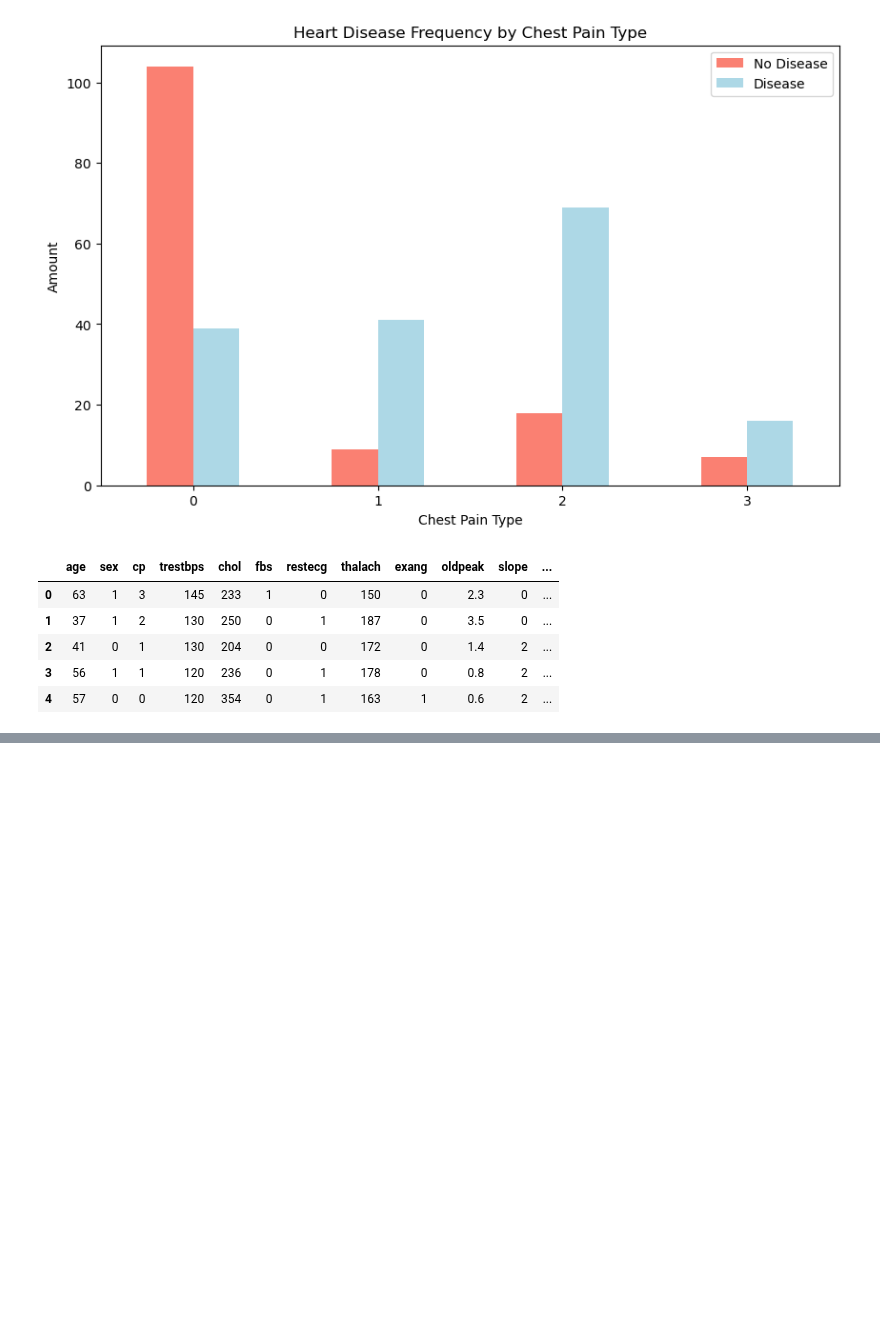
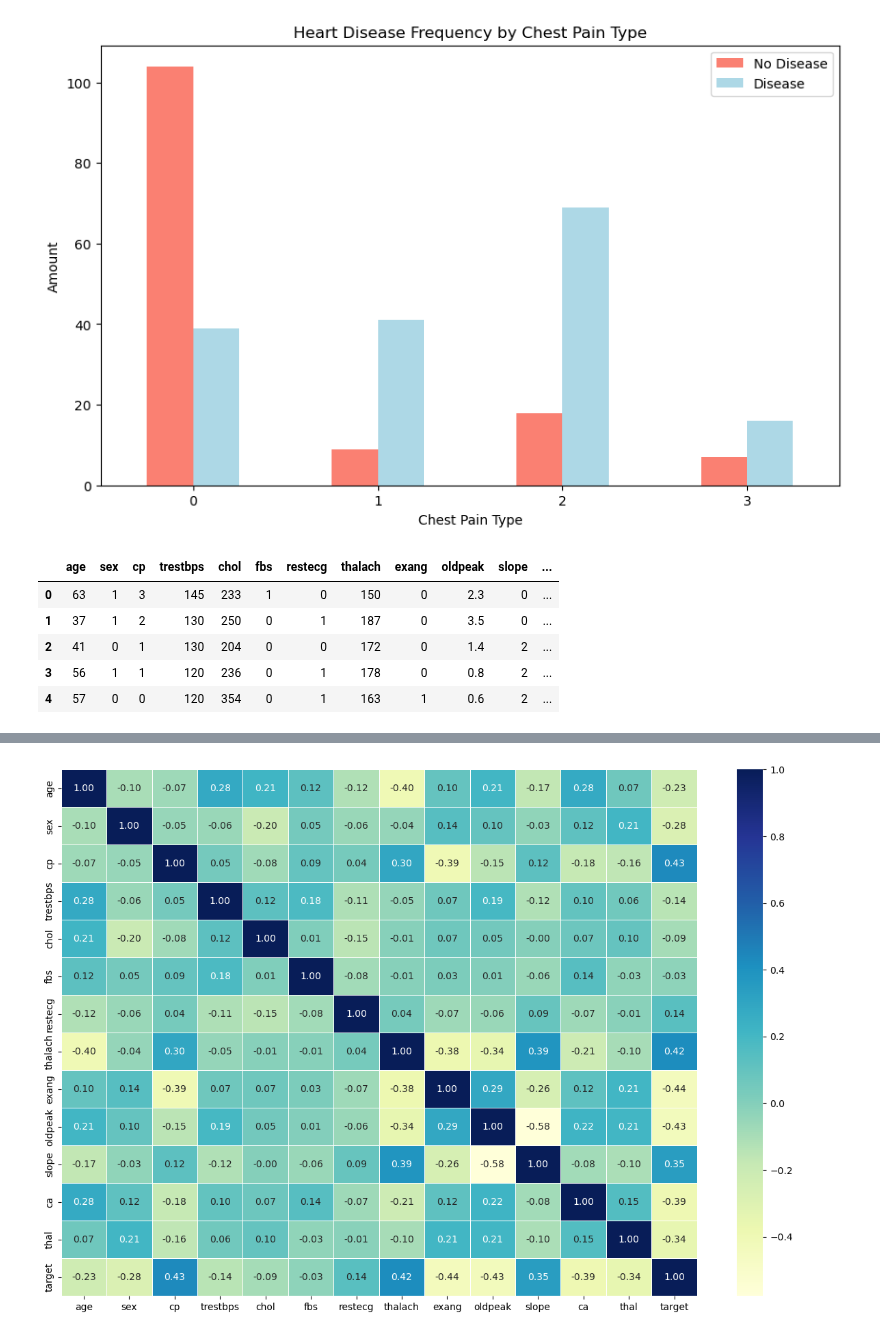
Before and after one commit to ed3899/ml-book, a Jupyter notebook: heart_disease_project/project-hd.ipynb, the cells around one changed output, grey strips where cells are left out. Saved outputs shown, nothing was run; the diff lists cells and outputs as text; code cells hidden in the pictures; blank space fills up the shorter version.

```diff
--- a/heart_disease_project/project-hd.ipynb
+++ b/heart_disease_project/project-hd.ipynb
@@ -261,0 +280,13 @@ df.head()
+# %%
+# Let's make our correlation matrix a little prettier
+corr_matrix = df.corr()
+fig, ax = plt.subplots(figsize=(15, 10))
+ax = sns.heatmap(corr_matrix, annot=True, linewidths=.5, fmt='.2f', cmap='YlGnBu')
+
+# Positive correlation example
+# As cp goes up, the target also increase
+
+# Negative correlation example
+# As exang goes up, the target decrease
+# %% [output]
+[figure, added]
```
Also changed, not shown: parts of 1 cell of this notebook.
